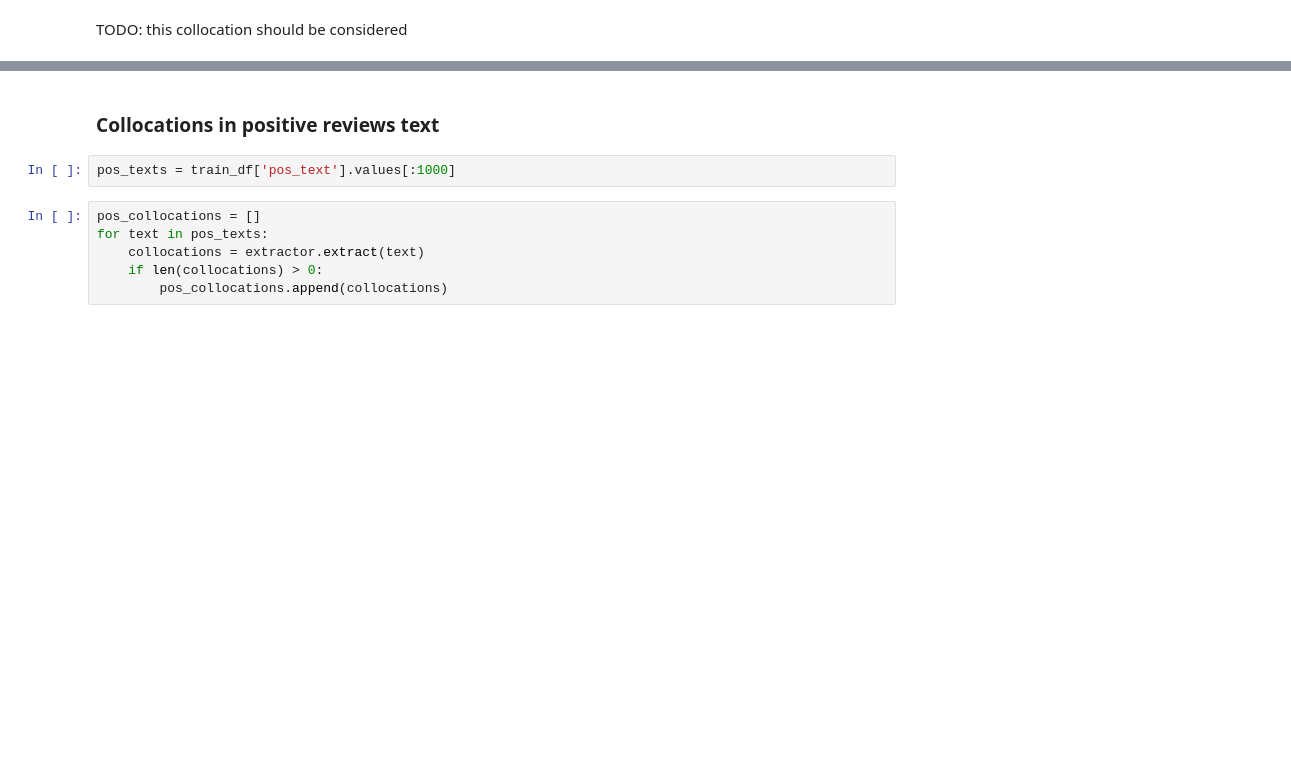
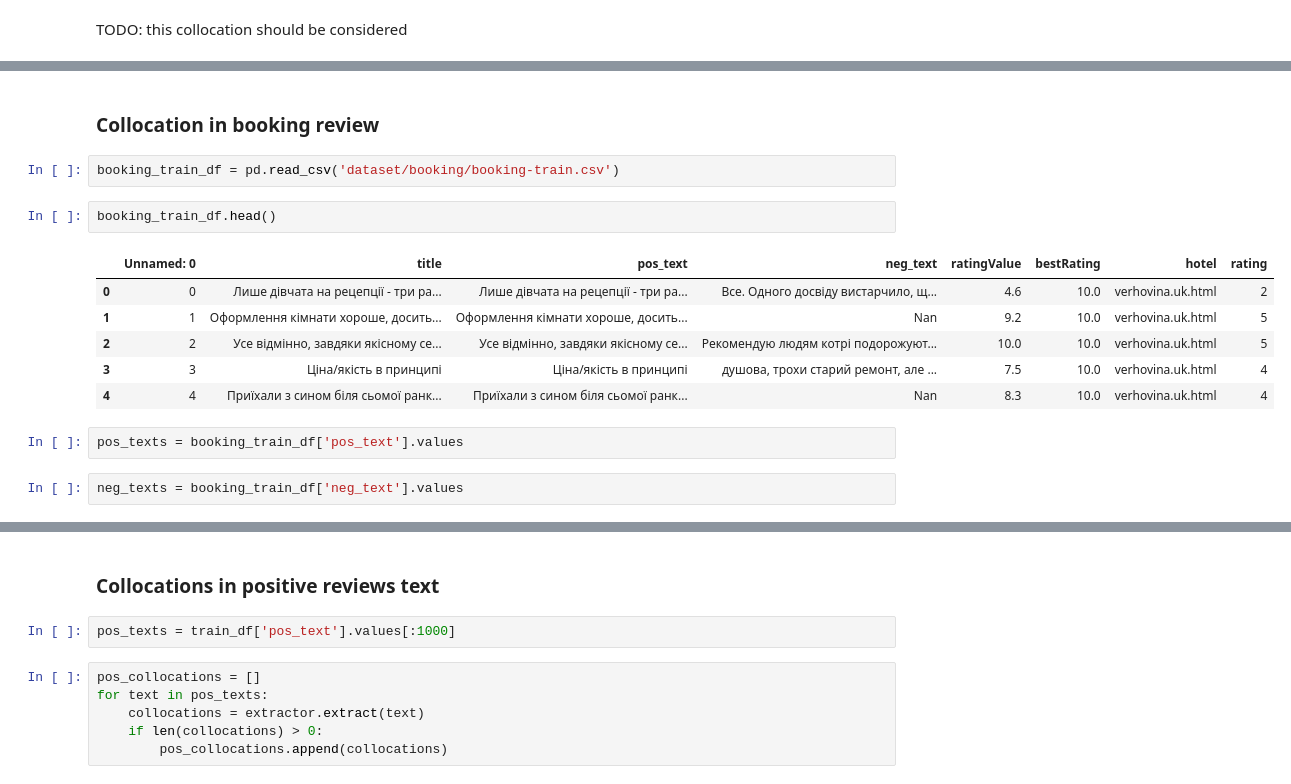
Before and after one commit to DmytroBabenko/insights-from-user-reviews, a Jupyter notebook: analyze-collocations.ipynb, the cells around one changed output, grey strips where cells are left out. Drawn from its saved outputs; the diff is of its cells as text; blank space fills up the shorter version.

```diff
--- a/analyze-collocations.ipynb
+++ b/analyze-collocations.ipynb
@@ -435,0 +411,17 @@ extractor.extract("Не дуже привітний персонал, тому
+# %% [markdown]
+### Collocation in booking review
+# %%
+booking_train_df = pd.read_csv('dataset/booking/booking-train.csv')
+# %%
+booking_train_df.head()
+# %% [output]
+|  | Unnamed: 0 | title | pos_text | neg_text | ratingValue | bestRating | hotel | rating |
+| 0 | 0 | Лише дівчата на рецепції - три ра... | Лише дівчата на рецепції - три ра... | Все. Одного досвіду вистарчило, щ... | 4.6 | 10.0 | verhovina.uk.html | 2 |
+| 1 | 1 | Оформлення кімнати хороше, досить... | Оформлення кімнати хороше, досить... | Nan | 9.2 | 10.0 | verhovina.uk.html | 5 |
+| 2 | 2 | Усе відмінно, завдяки якісному се... | Усе відмінно, завдяки якісному се... | Рекомендую людям котрі подорожуют... | 10.0 | 10.0 | verhovina.uk.html | 5 |
+| 3 | 3 | Ціна/якість в принципі | Ціна/якість в принципі | душова, трохи старий ремонт, але ... | 7.5 | 10.0 | verhovina.uk.html | 4 |
+| 4 | 4 | Приїхали з сином біля сьомої ранк... | Приїхали з сином біля сьомої ранк... | Nan | 8.3 | 10.0 | verhovina.uk.html | 4 |
+# %%
+pos_texts = booking_train_df['pos_text'].values
+# %%
+neg_texts = booking_train_df['neg_text'].values
```
Also changed, not shown: parts of 102 cells of this notebook, 8 other files.
